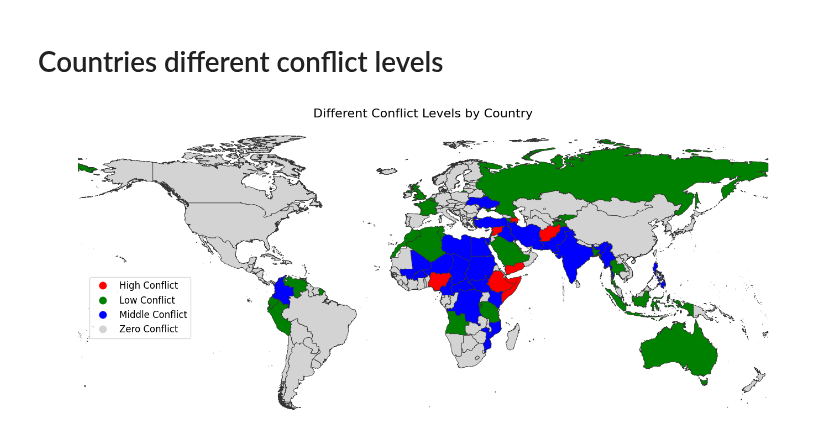
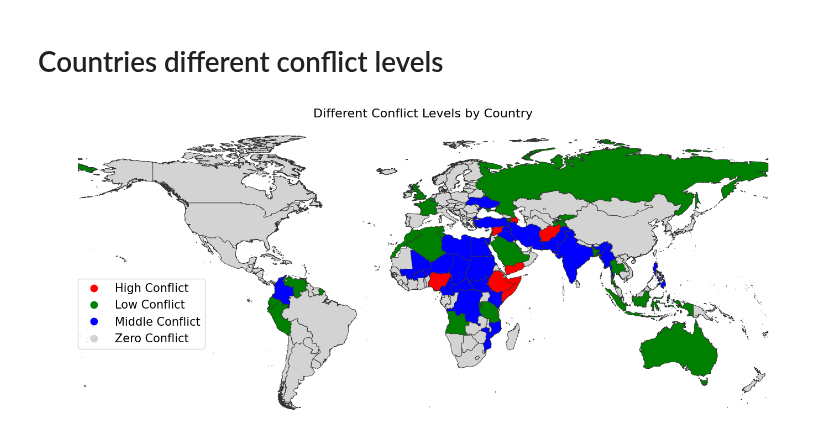
Before and after one commit to toboden/ConflictPredProbabilistic, a Jupyter notebook: plots_model_comp/dataset_description.ipynb, the cells around one changed output. Cells and saved outputs as stored; diff of their text form; code cells hidden in the pictures.

```diff
--- a/plots_model_comp/dataset_description.ipynb
+++ b/plots_model_comp/dataset_description.ipynb
@@ -710,23 +710,23 @@ df_conflict_level['code'] = iso_2_codes_list
 # %%
 import pandas as pd
 import geopandas as gpd
 import json
 import matplotlib as mpl
 import pylab as plt
 import matplotlib.colors as mcolors
 
 merged_df_conflictlevel = pd.merge(left=geo_df, right=df_conflict_level, how='right', left_on='iso2_code', right_on='code')
 df = merged_df_conflictlevel.drop(['code'], axis=1)
 
 colors = ['red', 'green', 'blue',  'lightgrey']
 
 cmap = mcolors.ListedColormap(colors)
 
 fig, ax = plt.subplots(1, figsize=(16, 6))
 df.plot(column='conflict_level', categorical=True, cmap=cmap, linewidth=.6, edgecolor='0.2',
-         legend=True, legend_kwds={'bbox_to_anchor':(.2, 0.5),'fontsize':12,'frameon':True}, ax=ax)
+         legend=True, legend_kwds={'bbox_to_anchor':(.22, 0.5),'fontsize':15,'frameon':True}, ax=ax)
 ax.axis('off')
 ax.set_title('Different Conflict Levels by Country',fontsize=16)
 plt.tight_layout()
 # %% [output]
-[figure, old version]
+[figure, new version]
```
Also changed, not shown: parts of 3 cells of this notebook, 1 other file.
